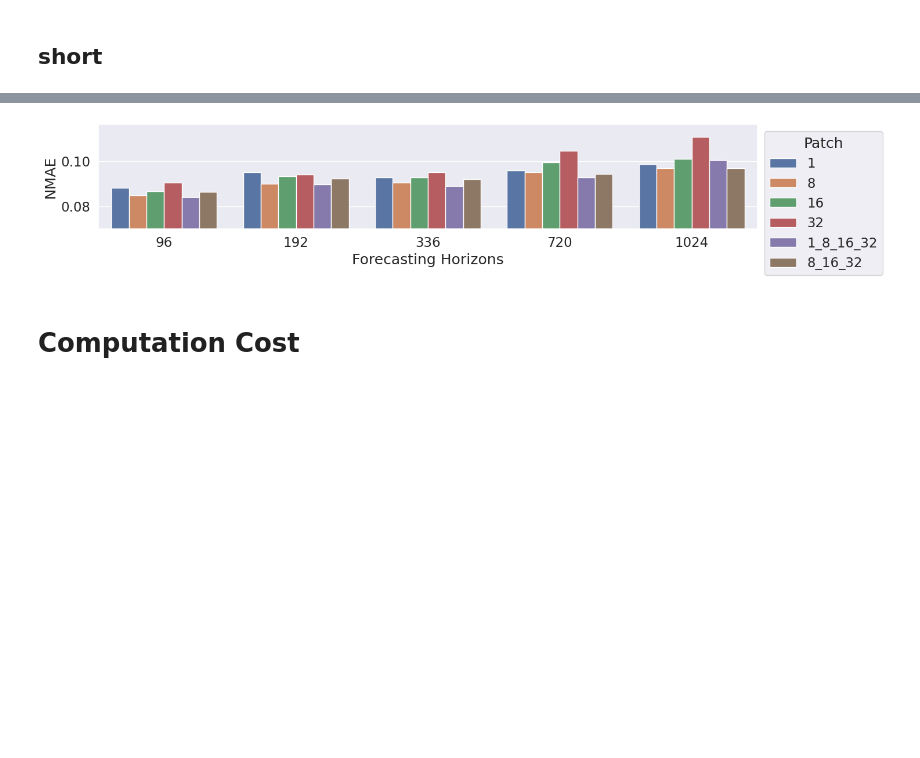
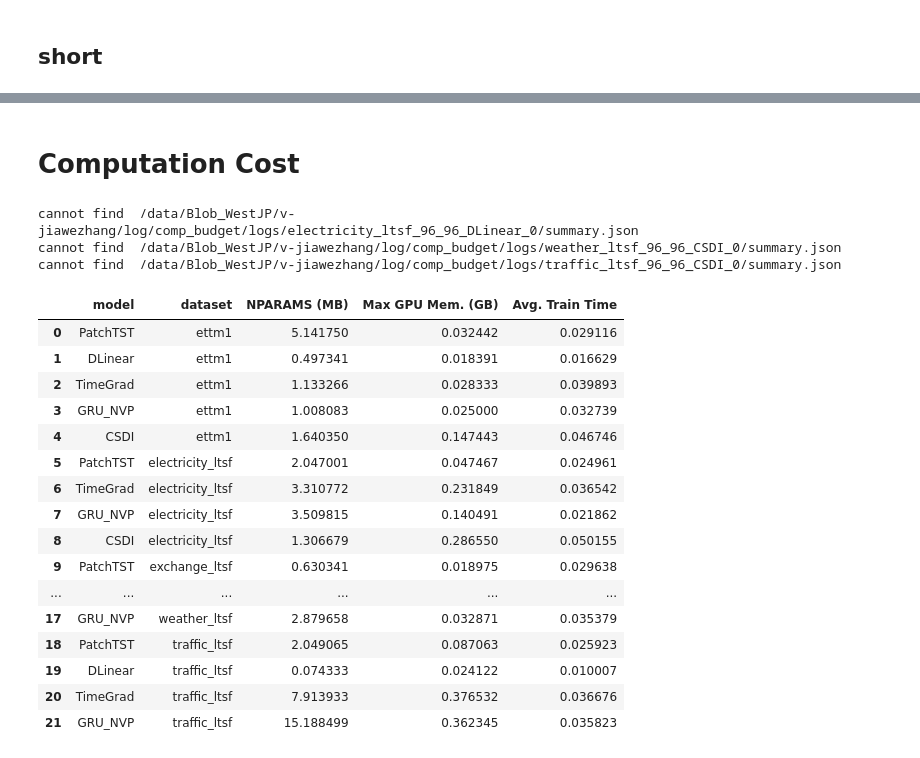
Before and after one commit to imJiawen/ProbTS, a Jupyter notebook: analysis/rebuttal_analysis.ipynb, the cells around one changed output, grey strips where cells are left out. Saved outputs shown, nothing was run; the diff lists cells and outputs as text; code cells hidden in the pictures; blank space fills up the shorter version.

```diff
--- a/analysis/rebuttal_analysis.ipynb
+++ b/analysis/rebuttal_analysis.ipynb
@@ -454,10 +491,0 @@ combine_crps_res.to_csv("./exp_res/update_long_crps.csv", index=False)
-# %%
-# ablation study
-model_abl = ['elastst_wo_mask','elastst','elastst_wo_patch','elastst_wo_trope']
-pred_len_list = [ '336']
-datasets = None
-combined_df = pd.DataFrame()
-for model in model_abl:
-    elastst_abl = load_result(root_dir = f"/data/Blob_EastUS/v-jiawezhang/log/{model}/", verbose=False, models=['ElasTST'], datasets=datasets,train_pred_len_list=pred_len_list, is_train=True)
-    elastst_abl['model'] = model
-    combined_df = pd.concat([combined_df, elastst_abl], ignore_index=True)
@@ -533,9 +491,0 @@ plot_multi_marked_line(df_exploded, x='Hor.', y='Model.MAE / ElasTST.MAE', hue='
-# %%
-# model_abl = ['elastst_wo_mask','elastst','elastst_wo_patch','elastst_wo_trope']
-model_abl = ['elastst_abs_pe', 'elastst_learnable_pe', 'elastst_wo_pe', 'elastst_wo_trope','elastst']
-pred_len_list = ['336']
-combined_pos_df = pd.DataFrame()
-for model in model_abl:
-    elastst_abl = load_result(root_dir = f"/data/Blob_WestJP/v-jiawezhang/log/pos_emb_abl/{model}/", verbose=False, models=['ElasTST'], train_pred_len_list=pred_len_list, is_train=True, dropna=False)
-    elastst_abl['Pos. Emb.'] = model
-    combined_pos_df = pd.concat([combined_pos_df, elastst_abl], ignore_index=True)
@@ -558,9 +491,0 @@ plot_multi_marked_line(pos_df, x='Infer hor.', y='ND', hue='Pos. Emb.', style='P
-# %%
-# model_abl = ['elastst_wo_mask','elastst','elastst_wo_patch','elastst_wo_trope']
-model_abl = ['1', '8', '16', '32','1_8', '1_8_16', '1_8_16_32','8_16', '8_16_32']
-pred_len_list = ['336']
-combined_patch_df = pd.DataFrame()
-for model in model_abl:
-    elastst_abl = load_result(root_dir = f"/data/Blob_WestJP/v-jiawezhang/log/elastst/patch_abl/{model}/", verbose=False, models=['ElasTST'], train_pred_len_list=pred_len_list, is_train=True, dropna=False)
-    elastst_abl['model'] = model
-    combined_patch_df = pd.concat([combined_patch_df, elastst_abl], ignore_index=True)
@@ -605,9 +492,3 @@ plot_bar(filt_patch_df, y_min=0.02, save_name='exchange_multi_patch')
-# %%
-fileds_dict = {'dataset': ['Weather']}
-filt_patch_df = filed_filter(patch_df, fileds_dict, eq=True)
-plot_bar(filt_patch_df, y_min=0.07, save_name='weather_multi_patch')
-# %% [output]
-[figure, removed]
 # %% [markdown]
 # Computation Cost
 # %%
@@ -676 +543,30 @@ for model in model_abl:
+# %%
+pred_len_list = ['96']
+datasets = ['ettm1','electricity_ltsf', 'exchange_ltsf','weather_ltsf','traffic_ltsf']
+root_dir = f"/data/Blob_WestJP/v-jiawezhang/log/comp_budget/logs/"
+comp_budget = load_summary(root_dir, verbose=True, models=['PatchTST','DLinear','TimeGrad','GRU_NVP','CSDI'], train_pred_len_list=pred_len_list, datasets=datasets)
+# %% [output]
+cannot find  /data/Blob_WestJP/v-jiawezhang/log/comp_budget/logs/electricity_ltsf_96_96_DLinear_0/summary.json
+cannot find  /data/Blob_WestJP/v-jiawezhang/log/comp_budget/logs/weather_ltsf_96_96_CSDI_0/summary.json
+cannot find  /data/Blob_WestJP/v-jiawezhang/log/comp_budget/logs/traffic_ltsf_96_96_CSDI_0/summary.json
+# %%
+comp_budget
+# %% [output]
+|  | model | dataset | NPARAMS (MB) | Max GPU Mem. (GB) | Avg. Train Time |
+| 0 | PatchTST | ettm1 | 5.141750 | 0.032442 | 0.029116 |
+| 1 | DLinear | ettm1 | 0.497341 | 0.018391 | 0.016629 |
+| 2 | TimeGrad | ettm1 | 1.133266 | 0.028333 | 0.039893 |
+| 3 | GRU_NVP | ettm1 | 1.008083 | 0.025000 | 0.032739 |
+| 4 | CSDI | ettm1 | 1.640350 | 0.147443 | 0.046746 |
+| 5 | PatchTST | electricity_ltsf | 2.047001 | 0.047467 | 0.024961 |
+| 6 | TimeGrad | electricity_ltsf | 3.310772 | 0.231849 | 0.036542 |
+| 7 | GRU_NVP | electricity_ltsf | 3.509815 | 0.140491 | 0.021862 |
+| 8 | CSDI | electricity_ltsf | 1.306679 | 0.286550 | 0.050155 |
+| 9 | PatchTST | exchange_ltsf | 0.630341 | 0.018975 | 0.029638 |
+| ... | ... | ... | ... | ... | ... |
+| 17 | GRU_NVP | weather_ltsf | 2.879658 | 0.032871 | 0.035379 |
+| 18 | PatchTST | traffic_ltsf | 2.049065 | 0.087063 | 0.025923 |
+| 19 | DLinear | traffic_ltsf | 0.074333 | 0.024122 | 0.010007 |
+| 20 | TimeGrad | traffic_ltsf | 7.913933 | 0.376532 | 0.036676 |
+| 21 | GRU_NVP | traffic_ltsf | 15.188499 | 0.362345 | 0.035823 |
 # %%
```
Also changed, not shown: parts of 52 cells of this notebook.
